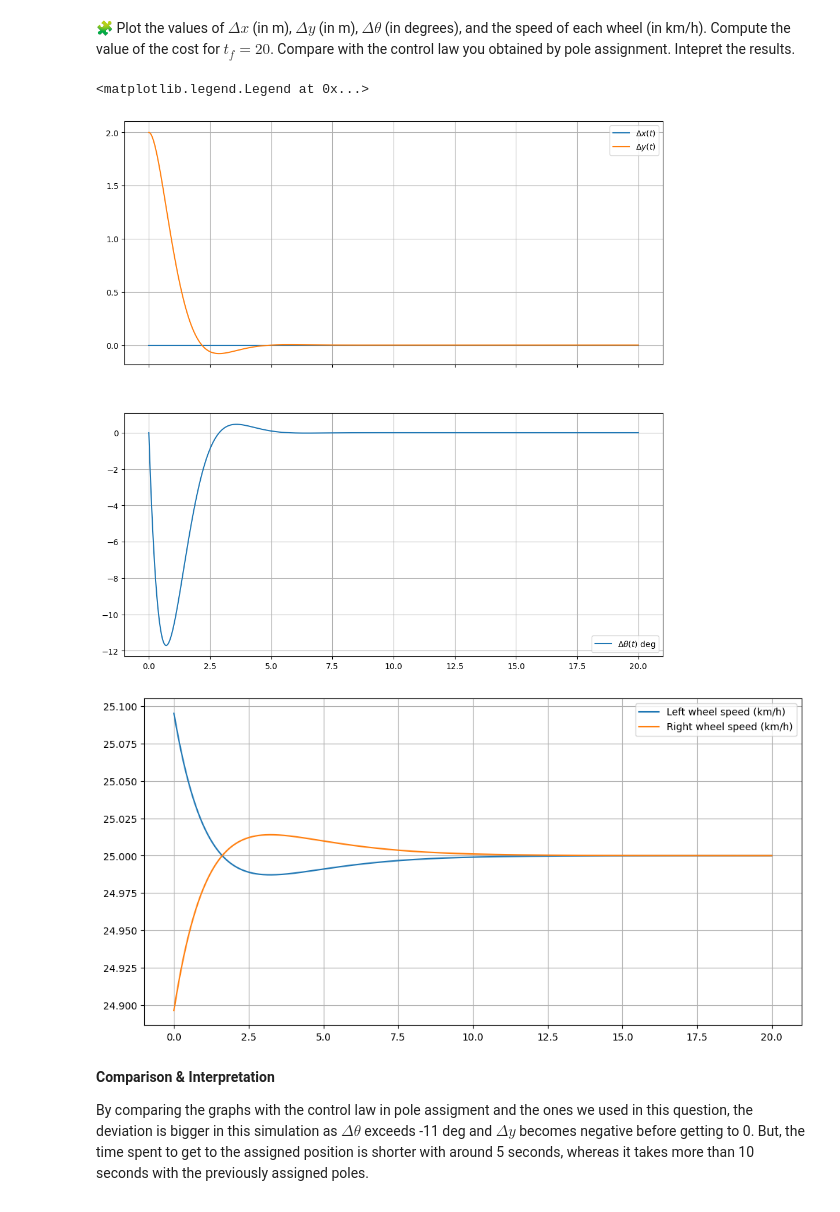
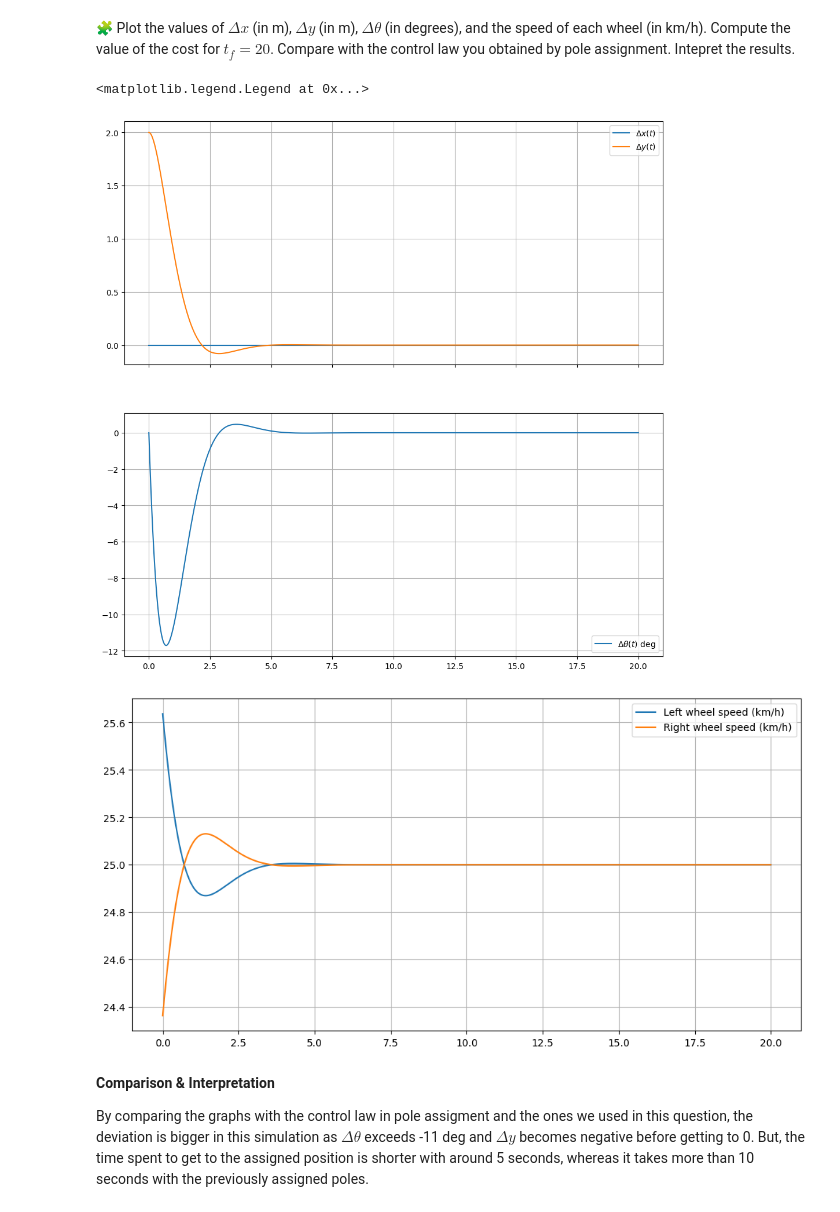
Before and after one commit to DohaJouay/control-engineering-with-python-project-2023-2024, a Jupyter notebook: Project-part-3.ipynb, the cells around one changed output. Cells and saved outputs as stored; diff of their text form; code cells hidden in the pictures.

```diff
--- a/Project-part-3.ipynb
+++ b/Project-part-3.ipynb
@@ -850,34 +850,38 @@ re = solve_ivp(
     t_span=[0, tf],
     y0=[0, 2, 0],
     dense_output=True,
     rtol=1e-6,
     atol=1e-6
 )
 
 t = linspace(0.0,tf, 1000)
 dx, dy, dtheta = re["sol"](t)
 fig = figure(figsize=(12, 12))
 ax1, ax2 = fig.subplots(2, 1, sharex=True)
 ax1.grid(True)
 ax1.plot(t, dx, label="$\Delta x(t)$")
 ax1.plot(t, dy, label="$\Delta y(t)$")
 ax1.legend()
 ax2.grid(True)
 ax2.plot(t, dtheta*180/pi, label=r"$\Delta\theta(t)$ deg")
 ax2.legend()
 
 #Speed in km/h
+dX = re["sol"](t)
+dOmega = -K@dX
+dOmega_l = dOmega[0,:]
+dOmega_r = dOmega[1,:]
 omega_l = dOmega_l + v/r
 omega_r = dOmega_r + v/r
 fig = figure(figsize=(12, 6))
 plot(t, omega_l *r * 3.6, label=r"Left wheel speed (km/h)")
 plot(t, omega_r * r * 3.6, label=r"Right wheel speed (km/h)")
 grid()
 legend()
 # %% [output]
 <matplotlib.legend.Legend at 0x...>
 [figure]
-[figure, old version]
+[figure, new version]
 # %% [markdown]
 **Comparison & Interpretation**
 
```
Also changed, not shown: parts of 12 cells of this notebook.
